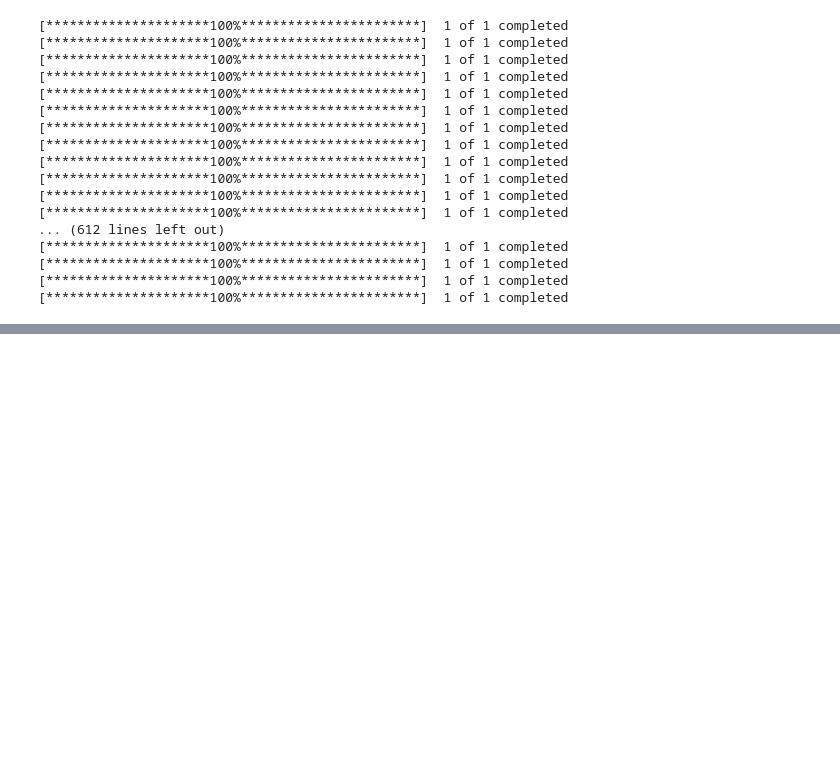
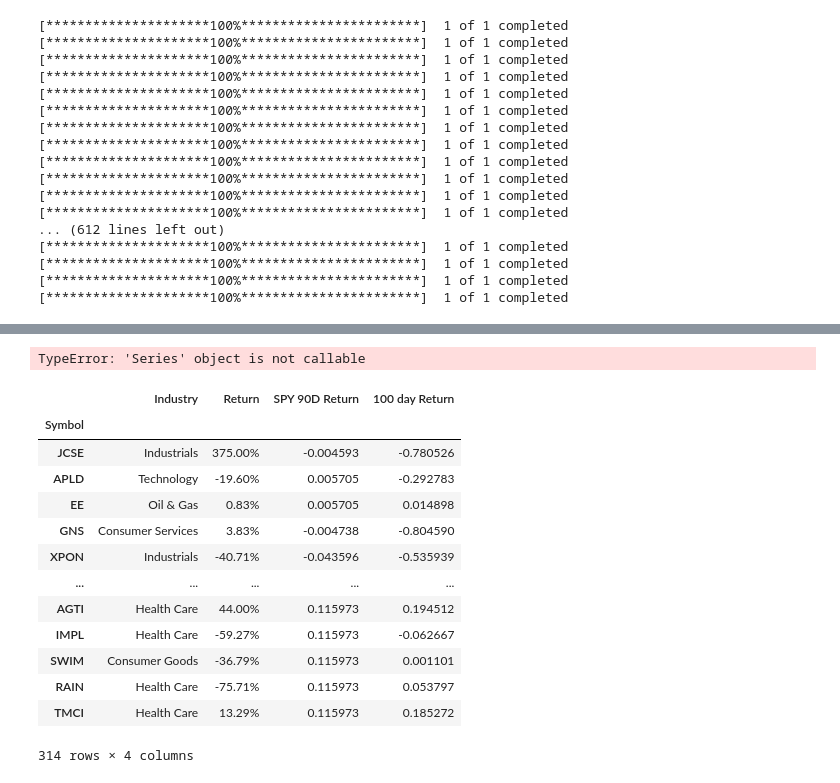
Before and after one commit to StrawhatRA/IPO_Learning, a Jupyter notebook: IPO-1.ipynb, the cells around one changed output, grey strips where cells are left out. Saved outputs shown, nothing was run; the diff lists cells and outputs as text; code cells hidden in the pictures; blank space fills up the shorter version.

```diff
--- a/IPO-1.ipynb
+++ b/IPO-1.ipynb
@@ -109,0 +101,24 @@ display(filter_ipo)
+# %%
+filter_ipo_1=filter_ipo.drop(columns=["Company","Offer Date","Shares (millions)","Offer Price","Current Price","T-10Days","T-90Days","T+100Days"])
+# %%
+filter_ipo_1.count()
+filter_ipo_1.isnull().sum()
+# %% [output]
+TypeError: 'Series' object is not callable
+# %%
+display(filter_ipo_1)
+# %% [output]
+|  | Industry | Return | SPY 90D Return | 100 day Return |
+| Symbol |  |  |  |  |
+| JCSE | Industrials | 375.00% | -0.004593 | -0.780526 |
+| APLD | Technology | -19.60% | 0.005705 | -0.292783 |
+| EE | Oil & Gas | 0.83% | 0.005705 | 0.014898 |
+| GNS | Consumer Services | 3.83% | -0.004738 | -0.804590 |
+| XPON | Industrials | -40.71% | -0.043596 | -0.535939 |
+| ... | ... | ... | ... | ... |
+| AGTI | Health Care | 44.00% | 0.115973 | 0.194512 |
+| IMPL | Health Care | -59.27% | 0.115973 | -0.062667 |
+| SWIM | Consumer Goods | -36.79% | 0.115973 | 0.001101 |
+| RAIN | Health Care | -75.71% | 0.115973 | 0.053797 |
+| TMCI | Health Care | 13.29% | 0.115973 | 0.185272 |
+314 rows × 4 columns
```
Also changed, not shown: parts of 9 cells of this notebook.
